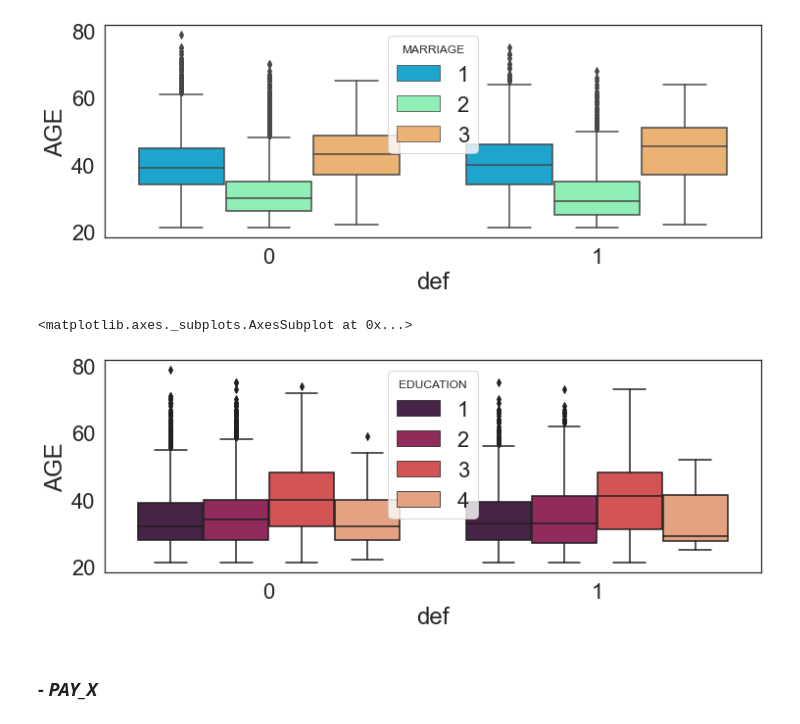
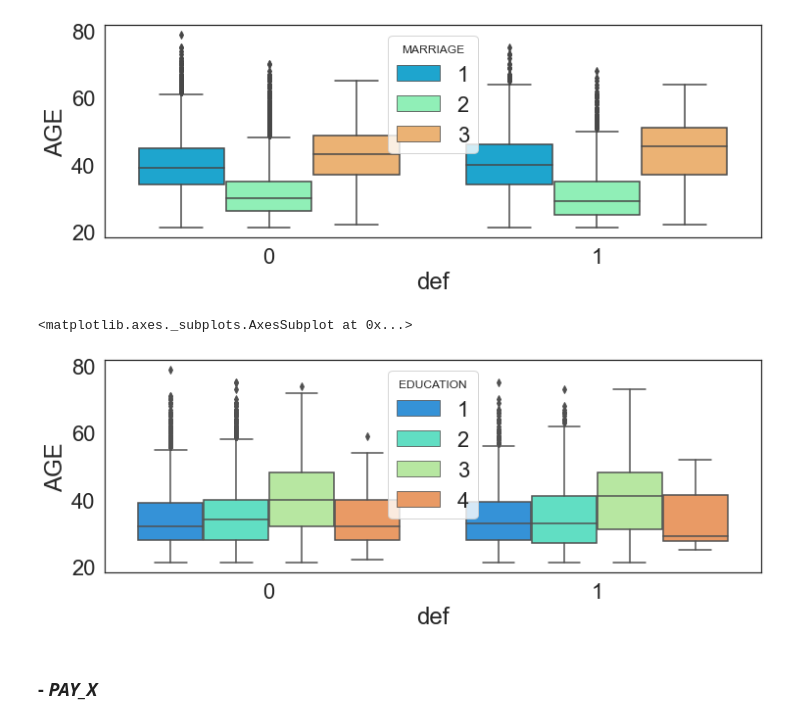
Before and after one commit to yosra-Mahjoub/Default-Credit-Payment-Prediction, a Jupyter notebook: Default of Credit Card Clients.ipynb, the cells around one changed output. Cells and saved outputs as stored; diff of their text form; code cells hidden in the pictures.

```diff
--- a/Default of Credit Card Clients.ipynb
+++ b/Default of Credit Card Clients.ipynb
@@ -389,10 +399,10 @@ sns.boxplot(x='def',hue='MARRIAGE', y='AGE',data=df,palette="rainbow")
 # %%
 plt.figure(figsize=(12,4))
 
-sns.boxplot(x='def',hue='EDUCATION', y='AGE',data=df,palette="rocket" )
+sns.boxplot(x='def',hue='EDUCATION', y='AGE',data=df,palette="rainbow" )
 # %% [output]
 <matplotlib.axes._subplots.AxesSubplot at 0x...>
-[figure, old version]
+[figure, new version]
 # %%
 df = df.drop(axis=1, columns='AgeBin')
 # %% [markdown]
```
Also changed, not shown: parts of 93 cells of this notebook.
